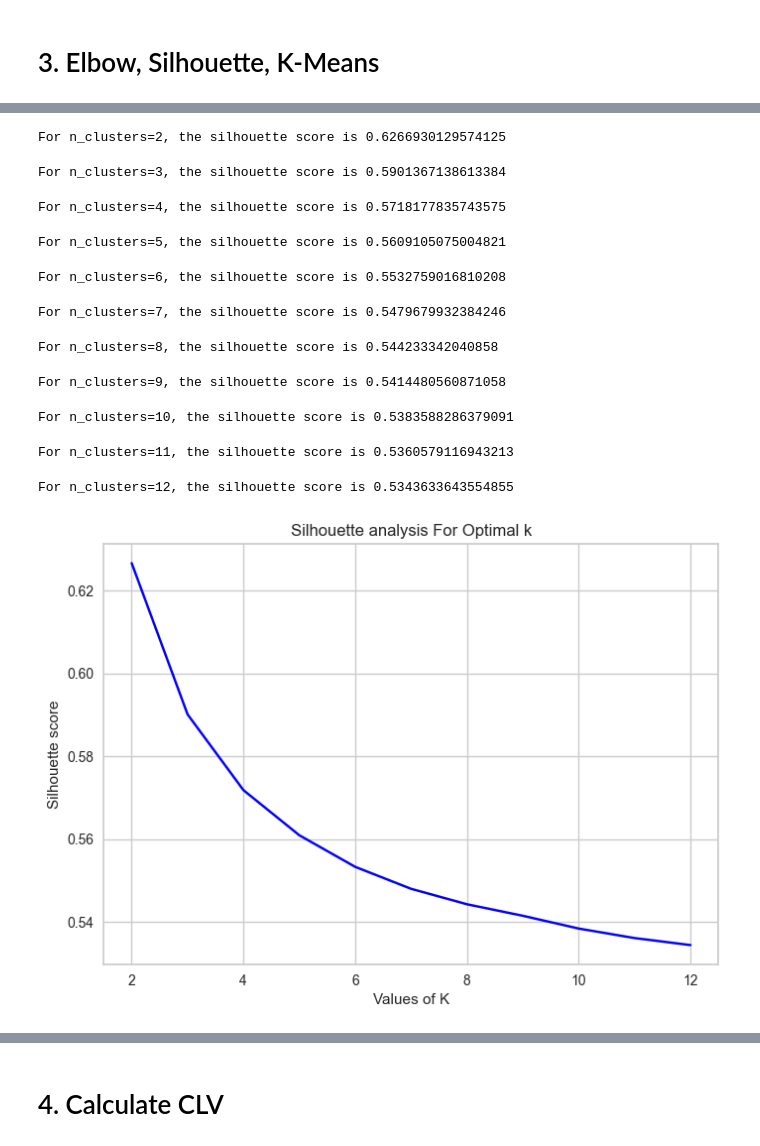
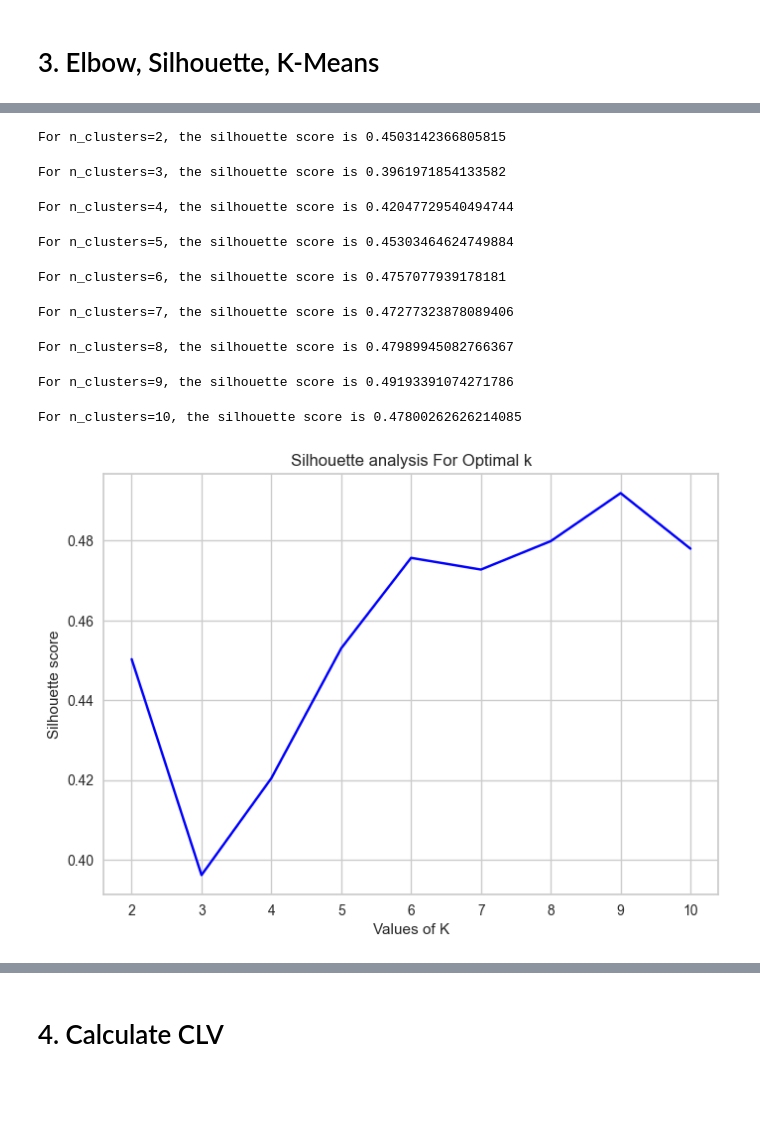
Before and after one commit to NhatLin/PPNCLN_final, a Jupyter notebook: RFM copy.ipynb, the cells around one changed output, grey strips where cells are left out. Drawn from its saved outputs; the diff is of its cells as text; code cells hidden in the pictures; blank space fills up the shorter version.

```diff
--- a/RFM copy.ipynb
+++ b/RFM copy.ipynb
@@ -1102,6 +1086,8 @@ df_scaled
+# %%
+df_scaled = df_scaled[['recency','frequency', 'monetary']].copy()
 # %%
 model = KMeans()
-visualize = KElbowVisualizer(model, k=(1,13), timings= False)
+visualize = KElbowVisualizer(model, k=(1,11), timings= False)
 visualize.fit(df_scaled)
 visualize.show()
 # %% [output]
@@ -1109,39 +1095,37 @@ visualize.show()
 <Axes: title={'center': 'Distortion Score Elbow for KMeans Clustering'}, xlabel='k', ylabel='distortion score'>
 # %%
 # Silhouette analysis
-range_n_clusters = [2, 3, 4, 5, 6, 7, 8, 9, 10, 11, 12]
+range_n_clusters = [2, 3, 4, 5, 6, 7, 8, 9, 10]
 silhouette_avg = []
 
 for num_clusters in range_n_clusters:
 
     # intialise kmeans
     kmeans = KMeans(n_clusters=num_clusters)
     kmeans.fit(df_scaled)
 
     cluster_labels = kmeans.labels_
 
     # silhouette score
     score = silhouette_score(df_scaled, cluster_labels)
     silhouette_avg.append(score)
     print("For n_clusters={0}, the silhouette score is {1}".format(num_clusters, score))
 plt.plot(range_n_clusters,silhouette_avg,'bx-', color='blue')
 plt.xlabel('Values of K')
 plt.ylabel('Silhouette score')
 plt.title('Silhouette analysis For Optimal k')
 plt.show()
 # %% [output]
-For n_clusters=2, the silhouette score is 0.6266930129574125
+For n_clusters=2, the silhouette score is 0.4503142366805815
-For n_clusters=3, the silhouette score is 0.5901367138613384
+For n_clusters=3, the silhouette score is 0.3961971854133582
-For n_clusters=4, the silhouette score is 0.5718177835743575
+For n_clusters=4, the silhouette score is 0.42047729540494744
-For n_clusters=5, the silhouette score is 0.5609105075004821
+For n_clusters=5, the silhouette score is 0.45303464624749884
-For n_clusters=6, the silhouette score is 0.5532759016810208
+For n_clusters=6, the silhouette score is 0.4757077939178181
-For n_clusters=7, the silhouette score is 0.5479679932384246
+For n_clusters=7, the silhouette score is 0.47277323878089406
-For n_clusters=8, the silhouette score is 0.544233342040858
+For n_clusters=8, the silhouette score is 0.47989945082766367
-For n_clusters=9, the silhouette score is 0.5414480560871058
+For n_clusters=9, the silhouette score is 0.49193391074271786
-For n_clusters=10, the silhouette score is 0.5383588286379091
+For n_clusters=10, the silhouette score is 0.47800262626214085
-For n_clusters=11, the silhouette score is 0.5360579116943213
-For n_clusters=12, the silhouette score is 0.5343633643554855
-[figure, old version]
+[figure, new version]
 # %%
 #silhouette
 from yellowbrick.cluster import SilhouetteVisualizer
```
Also changed, not shown: parts of 10 cells of this notebook.
